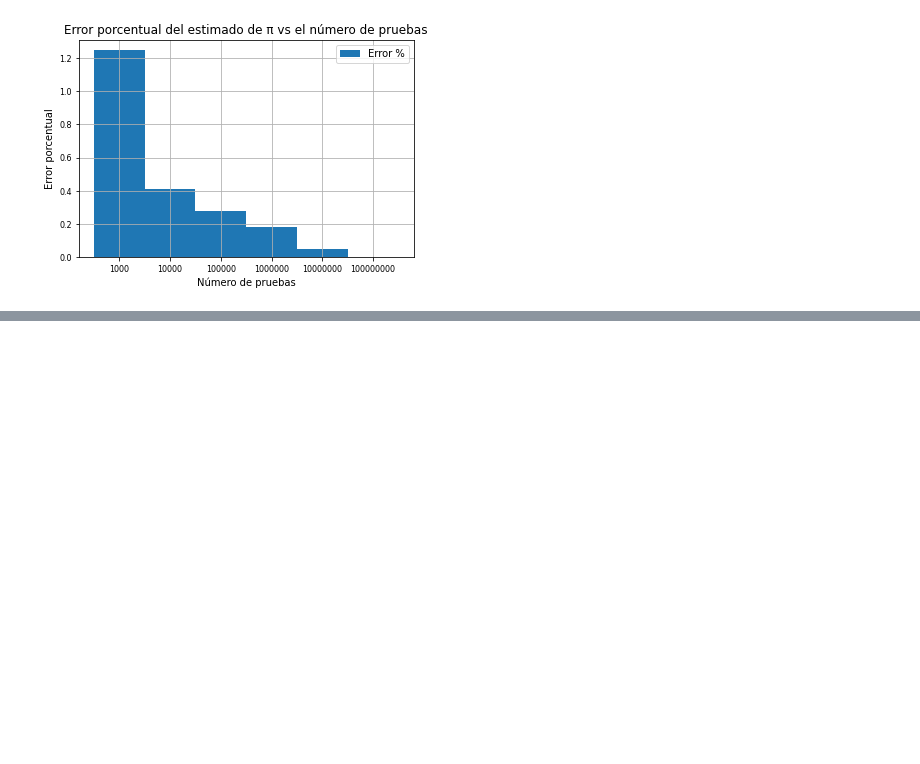
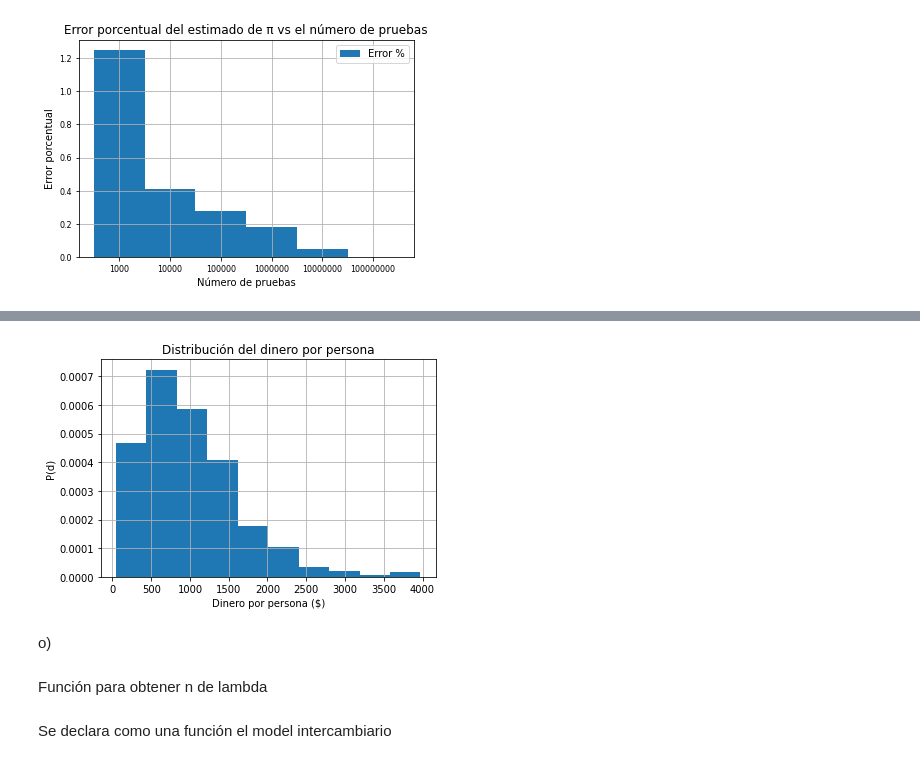
Before and after one commit to AdrianDiazGaxiola/ProyectoSF, a Jupyter notebook: Proyecto_SF.ipynb, the cells around one changed output, grey strips where cells are left out. Cells and saved outputs as stored; diff of their text form; code cells hidden in the pictures; blank space fills up the shorter version.

```diff
--- a/Proyecto_SF.ipynb
+++ b/Proyecto_SF.ipynb
@@ -295,0 +328,26 @@ plt.show()
+# %%
+N=1000                                          #Cantidad de personas
+D=np.ones(N)*1000                               #Generar un arreglo con el mismo dinero inicial para todos
+for i in range(1000000):                        #Hacer 1,000,000 intercambios
+    a=np.random.randint(0,N)                    #Seleccionar las dos personas que hacen el intercambio
+    b=np.random.randint(0,N)
+    while b==a: b=np.random.randint(0,N)        #Para evitar que se intercambie el dinero con la misma persona
+    eps=np.random.random()                      #Generar epsilon
+    gamma = np.random.random()                  #Generar gamma
+    delta = (1 - gamma)*(eps*D[b] - (1 - eps)*D[a])    #Generar delta
+    D[a]=D[a] + delta                           #Asignamos el dinero a cada persona
+    D[b]=D[b] - delta
+# %%
+plt.hist(D,density=True)                                      #Hacer distribución de D
+plt.grid()                                                    #Poner cuadrícula
+plt.title('Distribución del dinero por persona')              #Configurar título y ejes
+plt.ylabel('P(d)')
+plt.xlabel('Dinero por persona ($)')
+#plt.savefig('M_E_dist.png',dpi=100, bbox_inches='tight')      #Opción para guardar figura
+plt.show()
+# %% [output]
+[figure, added]
+# %% [markdown]
+o)
+# %% [markdown]
+Función para obtener n de lambda
@@ -295,0 +357,2 @@ plt.show()
+# %% [markdown]
+Se declara como una función el model intercambiario
```
Also changed, not shown: parts of 22 cells of this notebook.
